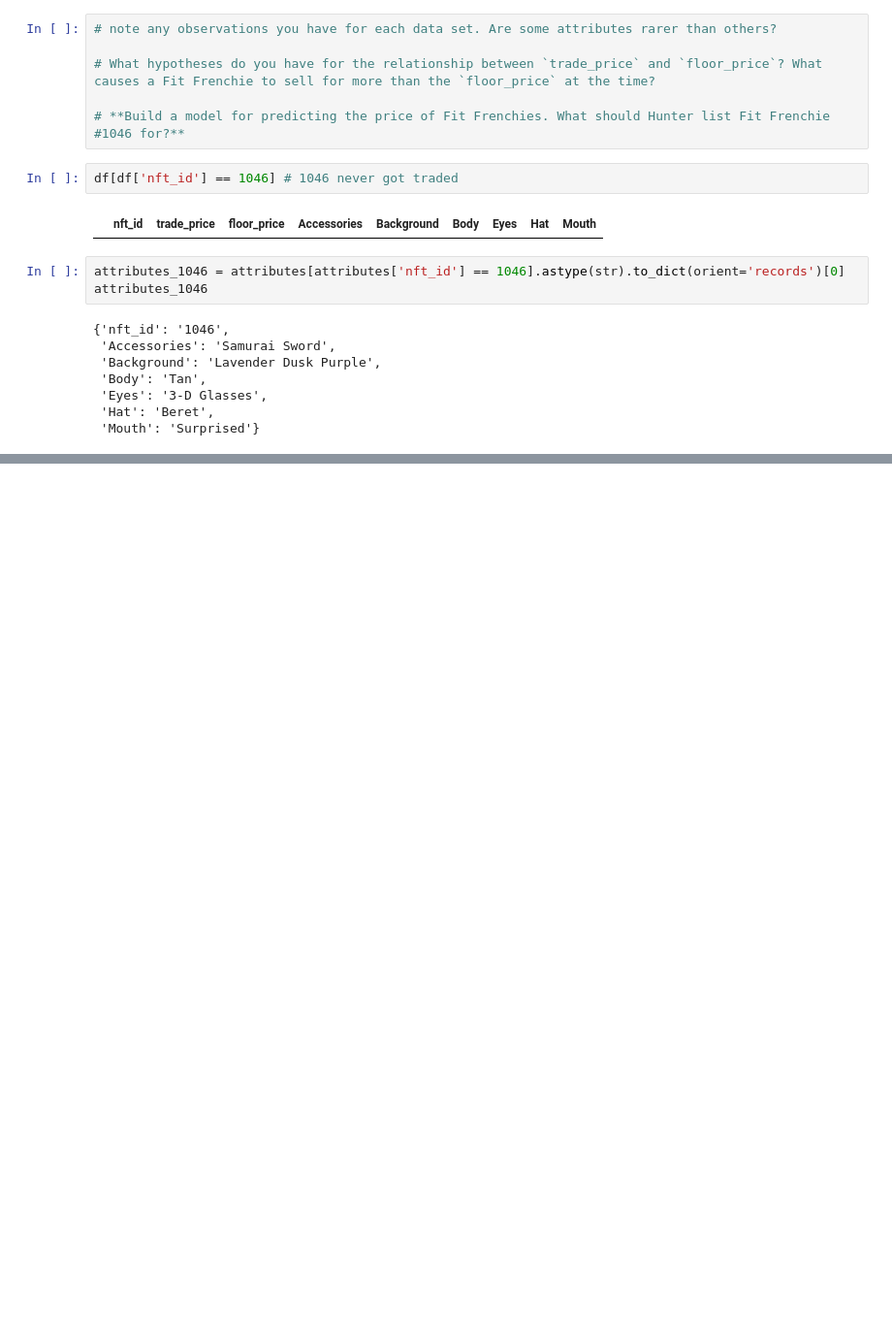
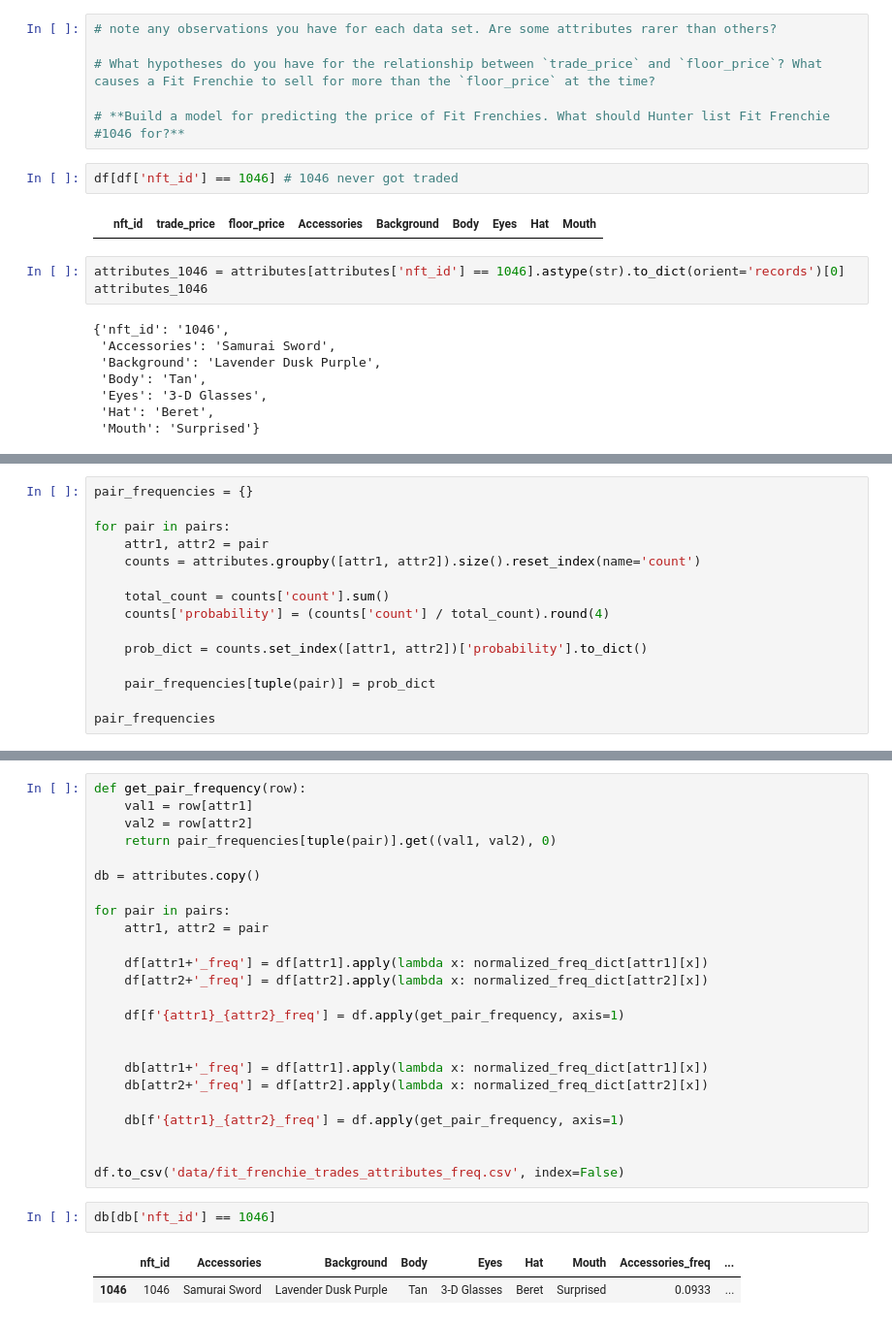
Before and after one commit to Armand-Morin/nft-pricing, a Jupyter notebook: work.ipynb, the cells around one changed output, grey strips where cells are left out. Shown at 97% size. Drawn from its saved outputs; the diff is of its cells as text; blank space fills up the shorter version.

```diff
--- a/work.ipynb
+++ b/work.ipynb
@@ -224,0 +166,15 @@ ValueError: could not convert string to float: 'Tie'
+# %%
+pair_frequencies = {}
+
+for pair in pairs:
+    attr1, attr2 = pair
+    counts = attributes.groupby([attr1, attr2]).size().reset_index(name='count')
+
+    total_count = counts['count'].sum()
+    counts['probability'] = (counts['count'] / total_count).round(4)
+
+    prob_dict = counts.set_index([attr1, attr2])['probability'].to_dict()
+
+    pair_frequencies[tuple(pair)] = prob_dict
+
+pair_frequencies
@@ -224,0 +199,29 @@ ValueError: could not convert string to float: 'Tie'
+# %%
+def get_pair_frequency(row):
+    val1 = row[attr1]
+    val2 = row[attr2]
+    return pair_frequencies[tuple(pair)].get((val1, val2), 0)
+
+db = attributes.copy()
+
+for pair in pairs:
+    attr1, attr2 = pair
+
+    df[attr1+'_freq'] = df[attr1].apply(lambda x: normalized_freq_dict[attr1][x])
+    df[attr2+'_freq'] = df[attr2].apply(lambda x: normalized_freq_dict[attr2][x])
+
+    df[f'{attr1}_{attr2}_freq'] = df.apply(get_pair_frequency, axis=1)
+
+
+    db[attr1+'_freq'] = df[attr1].apply(lambda x: normalized_freq_dict[attr1][x])
+    db[attr2+'_freq'] = df[attr2].apply(lambda x: normalized_freq_dict[attr2][x])
+
+    db[f'{attr1}_{attr2}_freq'] = df.apply(get_pair_frequency, axis=1)
+
+
+df.to_csv('data/fit_frenchie_trades_attributes_freq.csv', index=False)
+# %%
+db[db['nft_id'] == 1046]
+# %% [output]
+|  | nft_id | Accessories | Background | Body | Eyes | Hat | Mouth | Accessories_freq | ... |
+| 1046 | 1046 | Samurai Sword | Lavender Dusk Purple | Tan | 3-D Glasses | Beret | Surprised | 0.0933 | ... |
```
Also changed, not shown: parts of 16 cells of this notebook, 15 other files.
